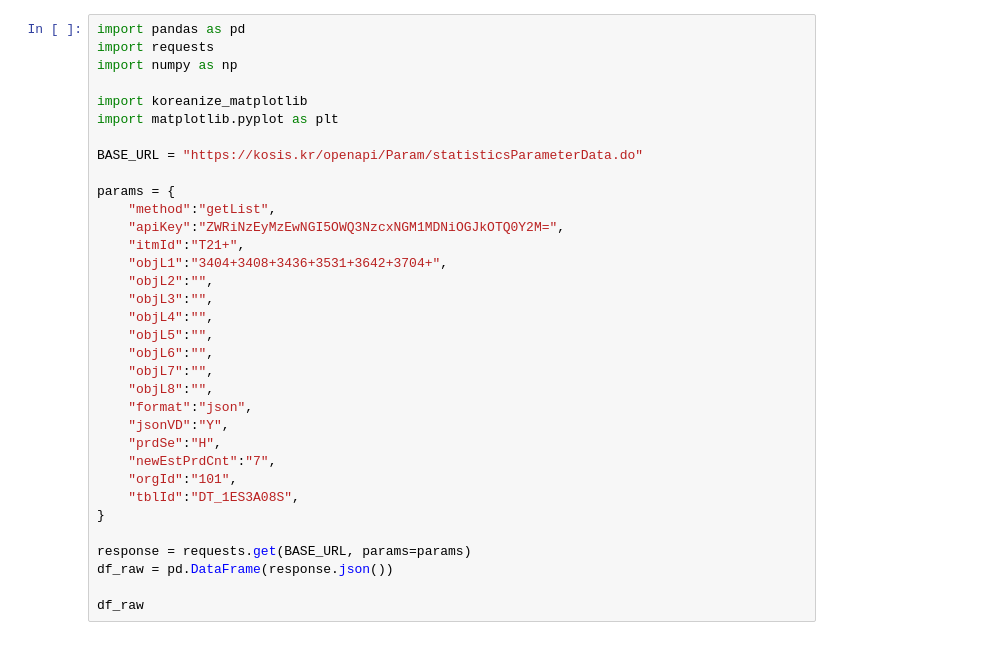
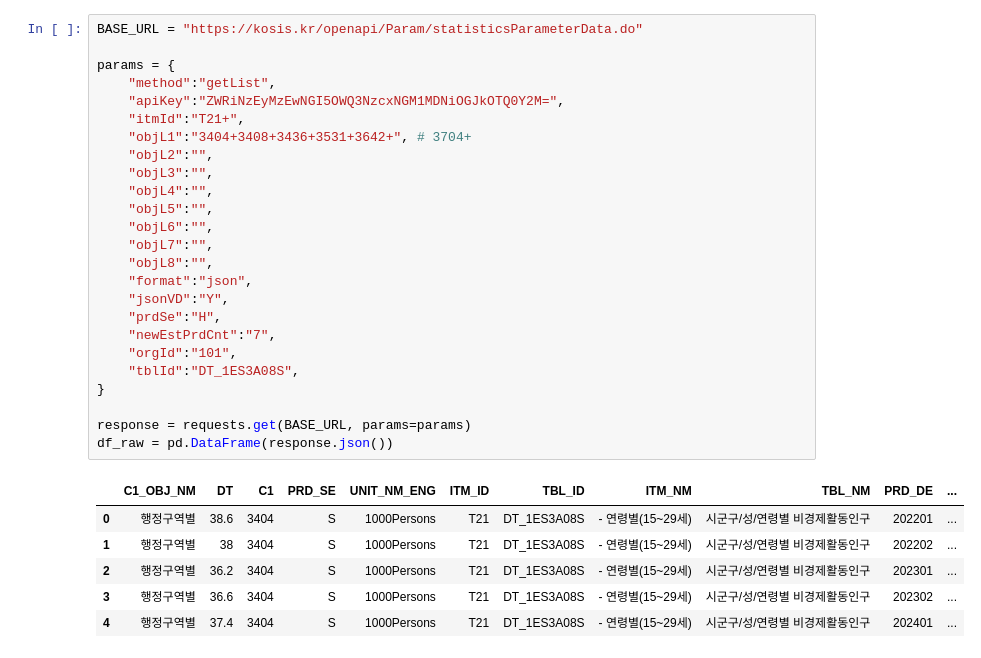
Before and after one commit to PotenupAI3/data_analysis_project, a Jupyter notebook: notebook/민채영/0104_지방별_경제_활동_청년_인구.ipynb, the cells around one changed output. Drawn from its saved outputs; the diff is of its cells as text.

```diff
--- a/notebook/민채영/0104_지방별_경제_활동_청년_인구.ipynb
+++ b/notebook/민채영/0104_지방별_경제_활동_청년_인구.ipynb
@@ -312,37 +150,35 @@ all_result
 # %%
-import pandas as pd
-import requests
-import numpy as np
-
-import koreanize_matplotlib
-import matplotlib.pyplot as plt
-
 BASE_URL = "https://kosis.kr/openapi/Param/statisticsParameterData.do"
 
 params = {
     "method":"getList",
     "apiKey":"ZWRiNzEyMzEwNGI5OWQ3NzcxNGM1MDNiOGJkOTQ0Y2M=",
     "itmId":"T21+",
-    "objL1":"3404+3408+3436+3531+3642+3704+",
+    "objL1":"3404+3408+3436+3531+3642+", # 3704+
     "objL2":"",
     "objL3":"",
     "objL4":"",
     "objL5":"",
     "objL6":"",
     "objL7":"",
     "objL8":"",
     "format":"json",
     "jsonVD":"Y",
     "prdSe":"H",
     "newEstPrdCnt":"7",
     "orgId":"101",
     "tblId":"DT_1ES3A08S",
 }
 
 response = requests.get(BASE_URL, params=params)
 df_raw = pd.DataFrame(response.json())
-
-df_raw
+# %% [output]
+|  | C1_OBJ_NM | DT | C1 | PRD_SE | UNIT_NM_ENG | ITM_ID | TBL_ID | ITM_NM | TBL_NM | PRD_DE | ... |
+| 0 | 행정구역별 | 38.6 | 3404 | S | 1000Persons | T21 | DT_1ES3A08S | - 연령별(15~29세) | 시군구/성/연령별 비경제활동인구 | 202201 | ... |
+| 1 | 행정구역별 | 38 | 3404 | S | 1000Persons | T21 | DT_1ES3A08S | - 연령별(15~29세) | 시군구/성/연령별 비경제활동인구 | 202202 | ... |
+| 2 | 행정구역별 | 36.2 | 3404 | S | 1000Persons | T21 | DT_1ES3A08S | - 연령별(15~29세) | 시군구/성/연령별 비경제활동인구 | 202301 | ... |
+| 3 | 행정구역별 | 36.6 | 3404 | S | 1000Persons | T21 | DT_1ES3A08S | - 연령별(15~29세) | 시군구/성/연령별 비경제활동인구 | 202302 | ... |
+| 4 | 행정구역별 | 37.4 | 3404 | S | 1000Persons | T21 | DT_1ES3A08S | - 연령별(15~29세) | 시군구/성/연령별 비경제활동인구 | 202401 | ... |
 # %%
 keep_cols = ["PRD_DE", "C1", "C1_NM", "DT"]
 missing = [c for c in keep_cols if c not in df_raw.columns]
```
Also changed, not shown: parts of 15 cells of this notebook, 1 other file.
